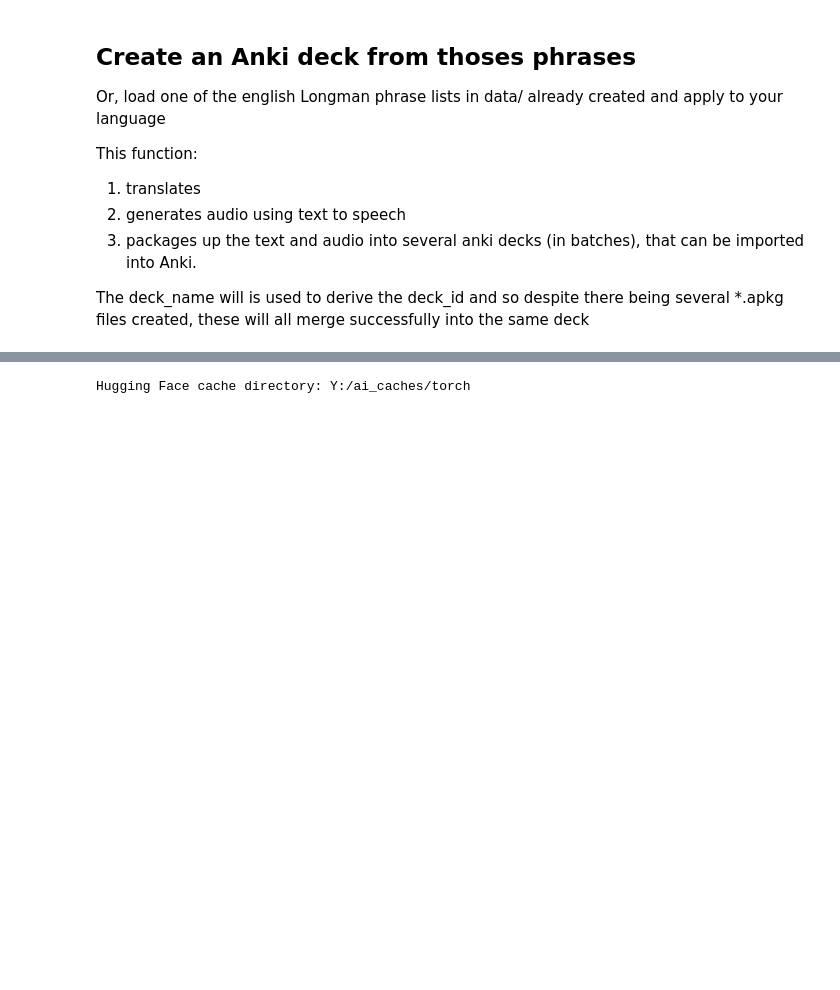
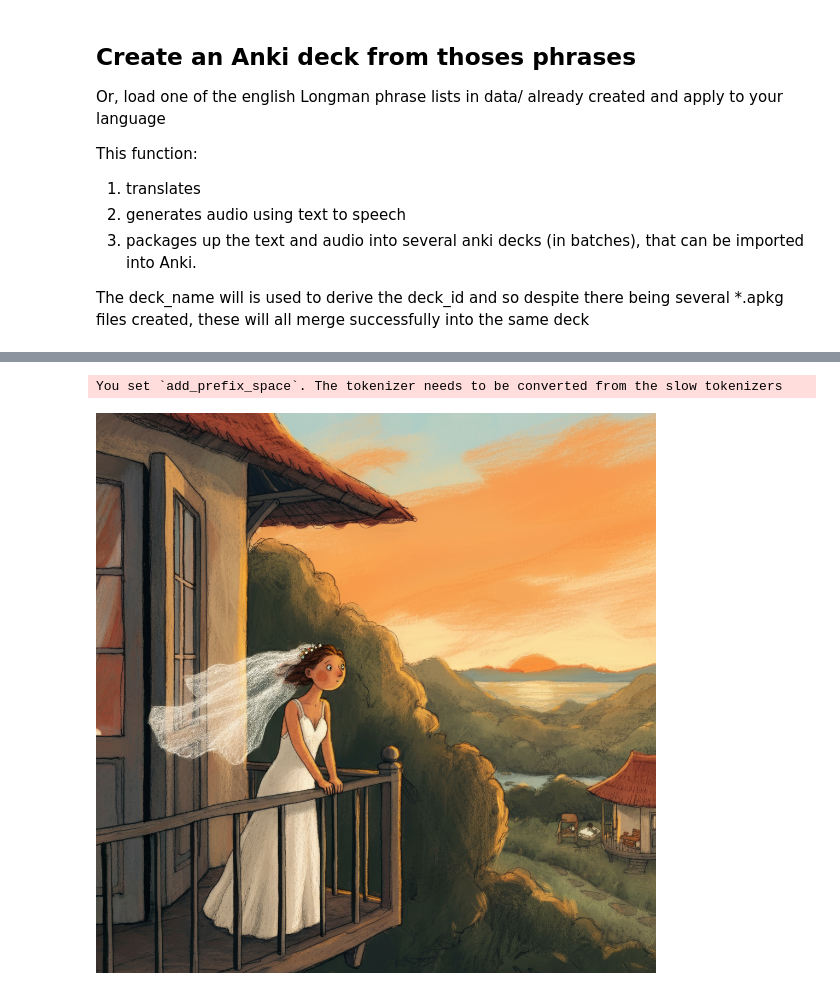
Before and after one commit to Andy7475/audio-language-trainer, a Jupyter notebook: notebooks/longman.ipynb, the cells around one changed output, grey strips where cells are left out. Drawn from its saved outputs; the diff is of its cells as text; code cells hidden in the pictures; blank space fills up the shorter version.

Commit message:
imagen 3 code split out

```diff
--- a/notebooks/longman.ipynb
+++ b/notebooks/longman.ipynb
@@ -78,11 +72,13 @@ os.getenv("TORCH_HOME")
-# %%
-torch.hub.set_dir("Y:/ai_caches/torch")
-
-print(f"Hugging Face cache directory: {torch.hub.get_dir()}")
-# %% [output]
-Hugging Face cache directory: Y:/ai_caches/torch
 # %%
+import torch
+from diffusers import StableDiffusion3Pipeline
 
-pipe = DiffusionPipeline.from_pretrained("stabilityai/stable-diffusion-xl-base-1.0", torch_dtype=torch.float16, use_safetensors=True, variant="fp16")
-pipe.to("cuda")
+pipe = StableDiffusion3Pipeline.from_pretrained(
+    "stabilityai/stable-diffusion-3-medium-diffusers",
+    torch_dtype=torch.float16
+)
+pipe = pipe.to("cuda")
+pipe.enable_attention_slicing()
+# %% [output]
+You set `add_prefix_space`. The tokenizer needs to be converted from the slow tokenizers
 # %%
@@ -96,0 +99,6 @@ images.show()
+# %%
+
+# if using torch < 2.0
+# pipe.enable_xformers_memory_efficient_attention()
+base_style = "children's book illustration, Axel Scheffler style, thick brushstrokes, colored pencil texture, expressive characters, bold outlines, textured shading, earthy color palette"
+prompt = f"A bride on a balcony, looking at sunset over the horizon, tropical island, villa style: {base_style}"
@@ -96,0 +109,7 @@ images.show()
+# %%
+from src.utils import generate_image_imagen
+
+im_image = generate_image_imagen(prompt, model="imagen-3.0-generate-001")
+im_image.show()
+# %% [output]
+[figure, added]
```
Also changed, not shown: parts of 16 cells of this notebook, 6 other files.
